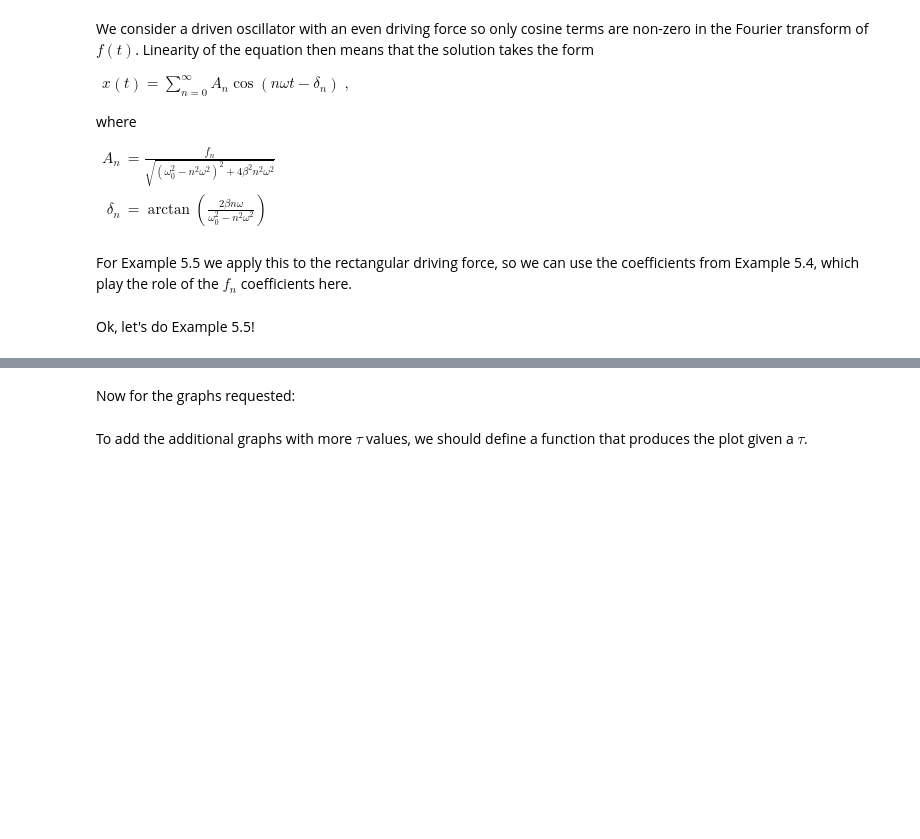
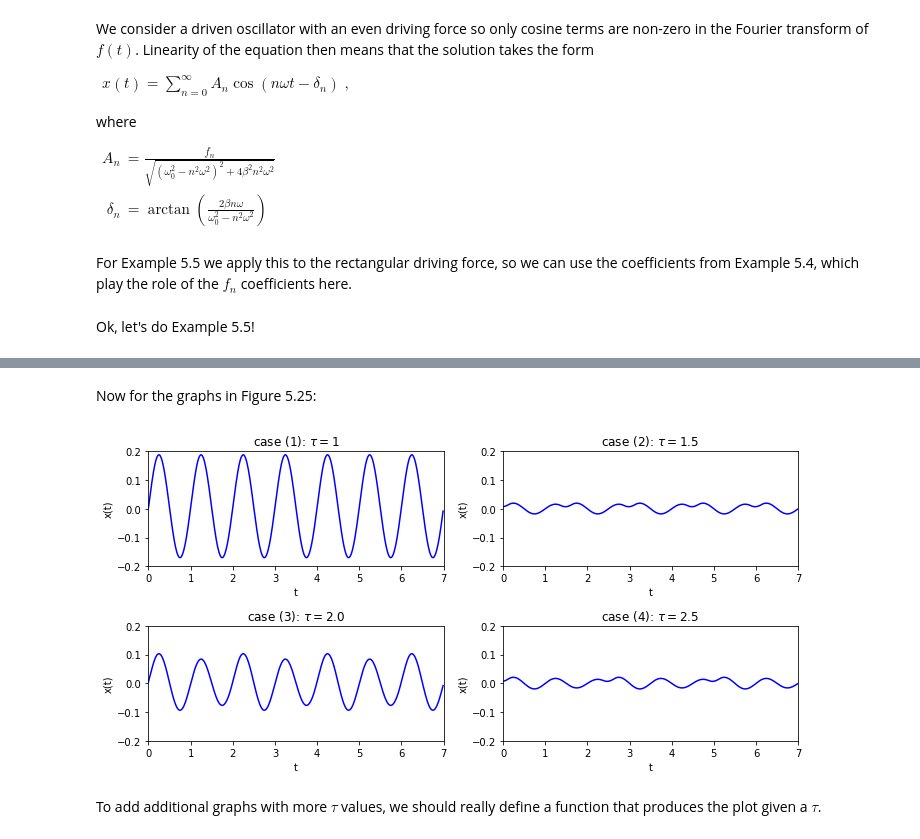
Before and after one commit to furnstahl/5300-notebooks, a Jupyter notebook: week_2/Taylor_Example_5.5.ipynb, the cells around one changed output, grey strips where cells are left out. Saved outputs shown, nothing was run; the diff lists cells and outputs as text; code cells hidden in the pictures; blank space fills up the shorter version.

```diff
--- a/week_2/Taylor_Example_5.5.ipynb
+++ b/week_2/Taylor_Example_5.5.ipynb
@@ -287,25 +353,43 @@ for n, (A_n_1, A_n_2) in enumerate(zip(A_n_array_1, A_n_array_2)):
 # %% [markdown]
-Now for the graphs requested:
+Now for the graphs in Figure 5.25:
 # %%
 fig_2 = plt.figure(figsize=(10,5))
 
-ax_1 = fig_2.add_subplot(1,2,1)
+ax_1 = fig_2.add_subplot(2,2,1)
 ax_1.plot(t_pts, x_pts_1, color='blue')
 ax_1.set_xlim(0., 7.)
 ax_1.set_ylim(-0.2, 0.2)
 ax_1.set_xlabel('t')
 ax_1.set_ylabel('x(t)')
-ax_1.set_title(r'case (a): $\tau = 1$')
+ax_1.set_title(r'case (1): $\tau = 1$')
 
-ax_2 = fig_2.add_subplot(1,2,2)
+ax_2 = fig_2.add_subplot(2,2,2)
 ax_2.plot(t_pts, x_pts_2, color='blue')
 ax_2.set_xlim(0., 7.)
 ax_2.set_ylim(-0.2, 0.2)
 ax_2.set_xlabel('t')
 ax_2.set_ylabel('x(t)')
-ax_2.set_title(r'case (b): $\tau = 1.5$')
+ax_2.set_title(r'case (2): $\tau = 1.5$')
+
+ax_3 = fig_2.add_subplot(2,2,3)
+ax_3.plot(t_pts, x_pts_3, color='blue')
+ax_3.set_xlim(0., 7.)
+ax_3.set_ylim(-0.2, 0.2)
+ax_3.set_xlabel('t')
+ax_3.set_ylabel('x(t)')
+ax_3.set_title(r'case (3): $\tau = 2.0$')
+
+ax_4 = fig_2.add_subplot(2,2,4)
+ax_4.plot(t_pts, x_pts_4, color='blue')
+ax_4.set_xlim(0., 7.)
+ax_4.set_ylim(-0.2, 0.2)
+ax_4.set_xlabel('t')
+ax_4.set_ylabel('x(t)')
+ax_4.set_title(r'case (4): $\tau = 2.5$')
 
 fig_2.tight_layout()
-fig_2.savefig('problem_5.53.png')
+fig_2.savefig('Example_.png')
+# %% [output]
+[figure, added]
 # %% [markdown]
-To add the additional graphs with more $\tau$ values, we should define a function that produces the plot given a $\tau$.
+To add additional graphs with more $\tau$ values, we should really define a function that produces the plot given a $\tau$.
```
Also changed, not shown: parts of 8 cells of this notebook, 7 other files.
